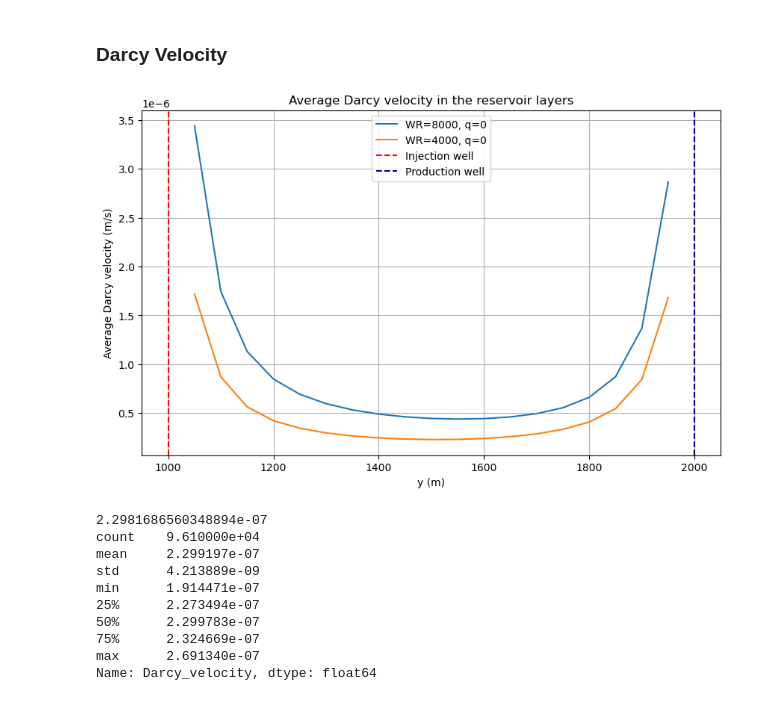
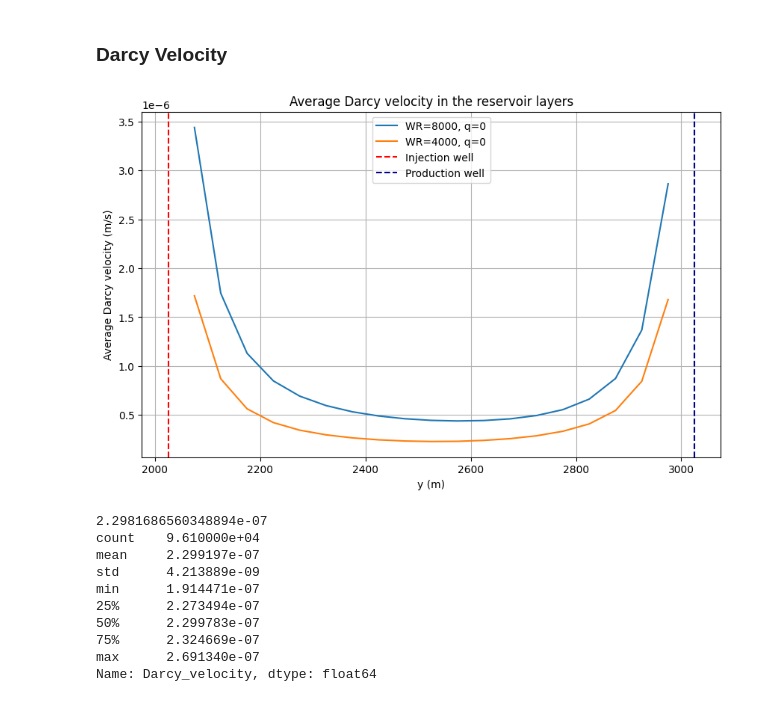
Before and after one commit to KajAbildgaard/MSc-Thesis-Kaj, a Jupyter notebook: Averages.ipynb, the cells around one changed output. Saved outputs shown, nothing was run; the diff lists cells and outputs as text; code cells hidden in the pictures.

```diff
--- a/Averages.ipynb
+++ b/Averages.ipynb
@@ -305,33 +1083,39 @@ def avg_dv(vel_3d, x_min, x_max, y_min, y_max, z_min, z_max):
     avg = sub.mean()
     return avg
 # %%
-dy = 50
+dy = np.hstack([[200] * 5, [100] * 5, [50] * 3,
+                        [50] * 36,
+                        [50] * 3, [100] * 5, [200] * 5]).astype(float)
+
+y_edge = np.cumsum(dy)
+y_centers = y_edge - dy/2
+
 x_min, x_max = 30, 30   # 30     wells: 31  do -1
 y_min, y_max = 21, 39   # 21, 39 wells: 21, 41
 z_min, z_max = 18, 42   # 18, 42
 
-
 dv_8000 = load_dv('Darcy Velocity', 'homogeneous', wr=8000, q=0, dir=0)
 dv_4000 = load_dv('Darcy Velocity', 'homogeneous', wr=4000, q=0, dir=0)
-avg_z_8000 = []
-avg_z_4000 = []
-for i in np.arange(y_min, y_max+1):
-    avg_z_8000.append(avg_dv(dv_8000, x_min, x_max, i, i, z_min, z_max))
-    avg_z_4000.append(avg_dv(dv_4000, x_min, x_max, i, i, z_min, z_max))
-y = np.arange(y_min, y_max+1) * dy
+idx = np.arange(y_min, y_max+1)
+y = y_centers[y_min : y_max+1]
+avg_z_8000  = np.array([avg_dv(dv_8000,     x_min, x_max, i, i, z_min, z_max) for i in idx])
+avg_z_4000    = np.array([avg_dv(dv_4000,  x_min, x_max, i, i, z_min, z_max) for i in idx])
+mask = np.isin(idx, [20, 40])
+avg_z_8000[mask] = np.nan
+avg_z_4000[mask] = np.nan
 plt.figure(figsize=(10, 6))
 plt.plot(y, avg_z_8000, label=f'WR=8000, q=0')
 plt.plot(y, avg_z_4000, label=f'WR=4000, q=0')
 plt.title('Average Darcy velocity in the reservoir layers')
-plt.axvline(x=1000, color='red', linestyle='--', label='Injection well')
-plt.axvline(x=2000, color='darkblue', linestyle='--', label='Production well')
+plt.axvline(x=y_centers[20], color='red', linestyle='--', label='Injection well')
+plt.axvline(x=y_centers[40], color='darkblue', linestyle='--', label='Production well')
 plt.grid()
 plt.xlabel('y (m)')
 plt.ylabel('Average Darcy velocity (m/s)')
 plt.legend()
 plt.show()
 # %% [output]
-[figure, old version]
+[figure, new version]
 # %%
 x_min, x_max = 30, 30   # 30
 y_min, y_max = 21, 39   # 21, 39
```
Also changed, not shown: parts of 33 cells of this notebook, 5 other files.
